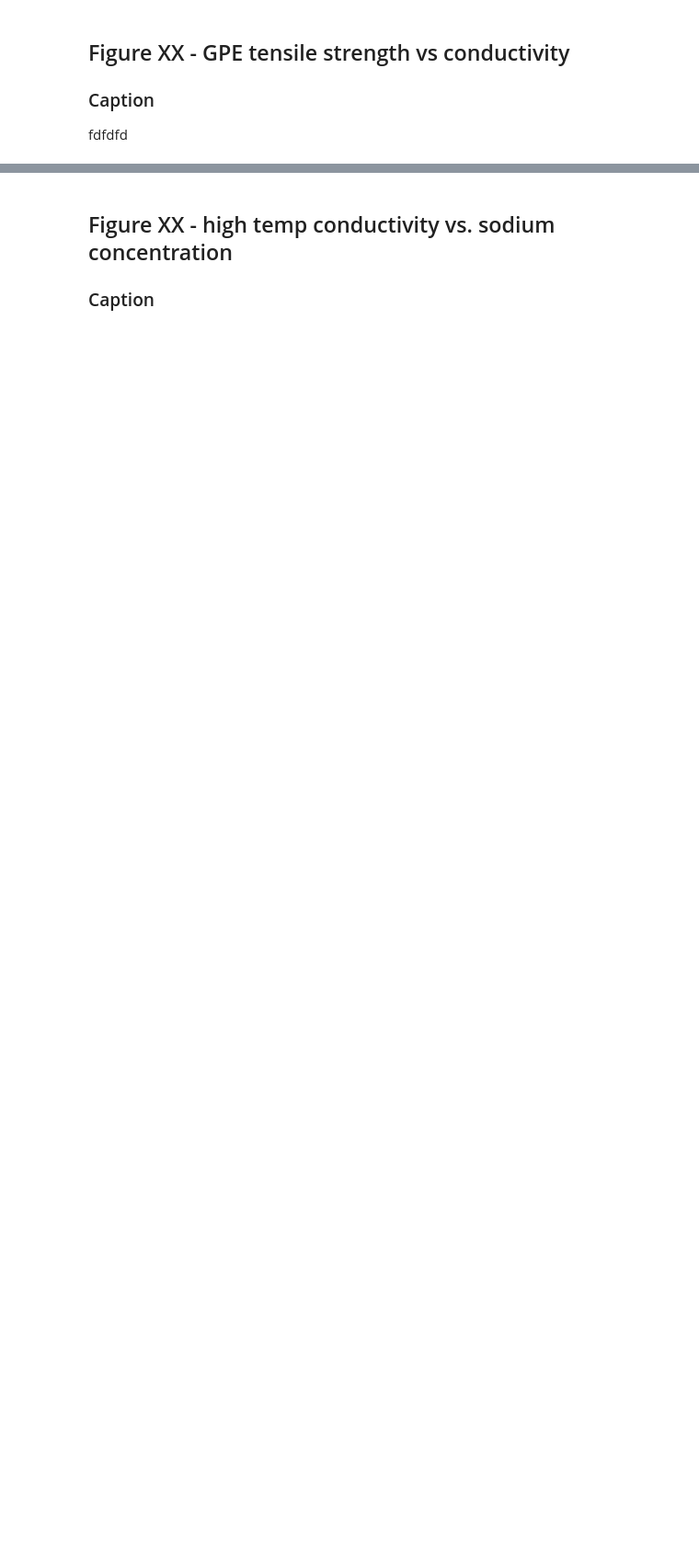
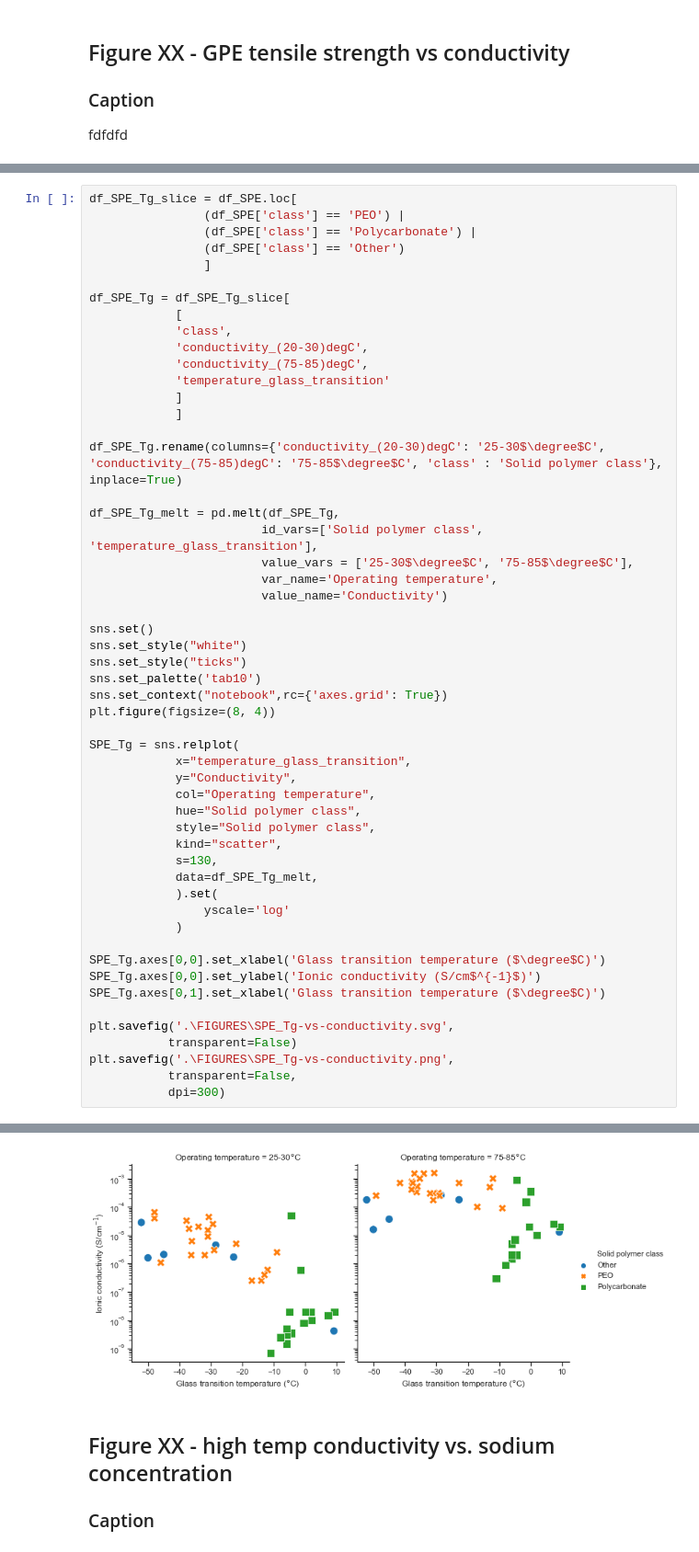
Before and after one commit to jknottUOW/polymer-review-paper, a Jupyter notebook: FIGURES.ipynb, the cells around one changed output, grey strips where cells are left out. Shown at 92% size. Drawn from its saved outputs; the diff is of its cells as text; blank space fills up the shorter version.

```diff
--- a/FIGURES.ipynb
+++ b/FIGURES.ipynb
@@ -213,0 +216,54 @@ NameError: name 'tips' is not defined
+# %%
+df_SPE_Tg_slice = df_SPE.loc[
+                (df_SPE['class'] == 'PEO') |
+                (df_SPE['class'] == 'Polycarbonate') |
+                (df_SPE['class'] == 'Other')
+                ]
+
+df_SPE_Tg = df_SPE_Tg_slice[
+            [
+            'class',
+            'conductivity_(20-30)degC',
+            'conductivity_(75-85)degC',
+            'temperature_glass_transition'
+            ]
+            ]
+
+df_SPE_Tg.rename(columns={'conductivity_(20-30)degC': '25-30$\degree$C', 'conductivity_(75-85)degC': '75-85$\degree$C', 'class' : 'Solid polymer class'}, inplace=True)
+
+df_SPE_Tg_melt = pd.melt(df_SPE_Tg,
+                        id_vars=['Solid polymer class', 'temperature_glass_transition'],
+                        value_vars = ['25-30$\degree$C', '75-85$\degree$C'],
+                        var_name='Operating temperature',
+                        value_name='Conductivity')
+
+sns.set()
+sns.set_style("white")
+sns.set_style("ticks")
+sns.set_palette('tab10')
+sns.set_context("notebook",rc={'axes.grid': True})
+plt.figure(figsize=(8, 4))
+
+SPE_Tg = sns.relplot(
+            x="temperature_glass_transition",
+            y="Conductivity",
+            col="Operating temperature",
+            hue="Solid polymer class",
+            style="Solid polymer class",
+            kind="scatter",
+            s=130,
+            data=df_SPE_Tg_melt,
+            ).set(
+                yscale='log'
+            )
+
+SPE_Tg.axes[0,0].set_xlabel('Glass transition temperature ($\degree$C)')
+SPE_Tg.axes[0,0].set_ylabel('Ionic conductivity (S/cm$^{-1}$)')
+SPE_Tg.axes[0,1].set_xlabel('Glass transition temperature ($\degree$C)')
+
+plt.savefig('.\FIGURES\SPE_Tg-vs-conductivity.svg',
+           transparent=False)
+plt.savefig('.\FIGURES\SPE_Tg-vs-conductivity.png',
+           transparent=False,
+           dpi=300)
+# %% [output]
@@ -214,3 +271,4 @@ NameError: name 'tips' is not defined
+[figure, added]
 # %% [markdown]
 ## Figure XX - high temp conductivity vs. sodium concentration
 
```
Also changed, not shown: parts of 10 cells of this notebook, 11 other files.
